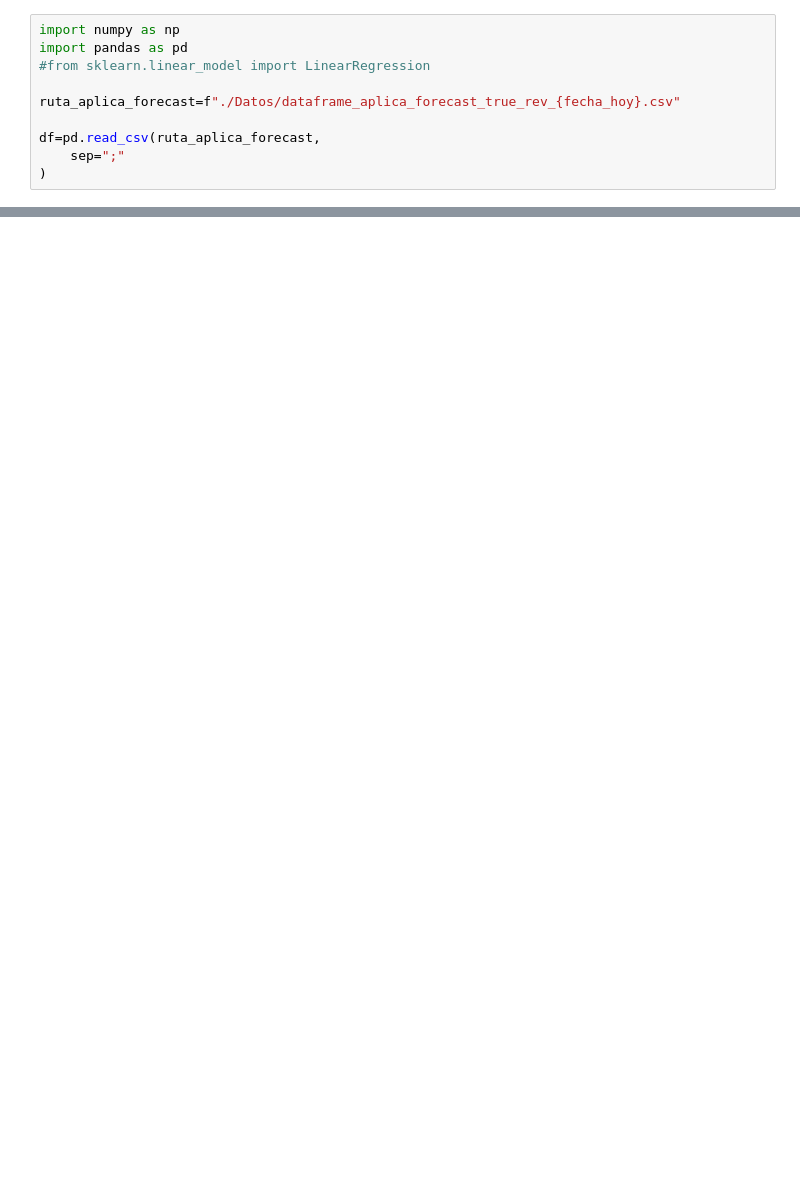
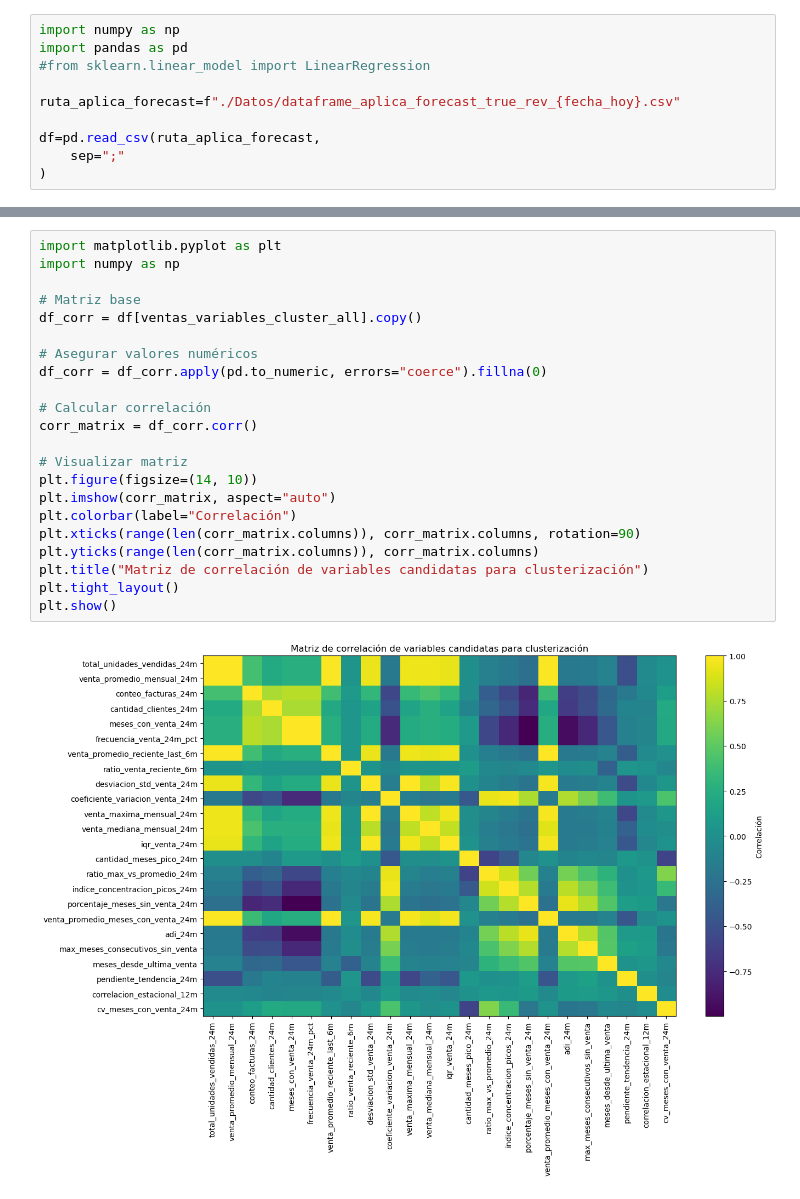
Before and after one commit to choppeb7/Tesis-Master-AI, a Jupyter notebook: Clusterizacion_de_articulos.ipynb, the cells around one changed output, grey strips where cells are left out. Drawn from its saved outputs; the diff is of its cells as text; blank space fills up the shorter version.

Commit message:
iniciando EDA antes de clusterizar

```diff
--- a/Clusterizacion_de_articulos.ipynb
+++ b/Clusterizacion_de_articulos.ipynb
@@ -293,0 +838,24 @@ def calcular_correlacion_estacional_12m(fila):
+# %%
+import matplotlib.pyplot as plt
+import numpy as np
+
+# Matriz base
+df_corr = df[ventas_variables_cluster_all].copy()
+
+# Asegurar valores numéricos
+df_corr = df_corr.apply(pd.to_numeric, errors="coerce").fillna(0)
+
+# Calcular correlación
+corr_matrix = df_corr.corr()
+
+# Visualizar matriz
+plt.figure(figsize=(14, 10))
+plt.imshow(corr_matrix, aspect="auto")
+plt.colorbar(label="Correlación")
+plt.xticks(range(len(corr_matrix.columns)), corr_matrix.columns, rotation=90)
+plt.yticks(range(len(corr_matrix.columns)), corr_matrix.columns)
+plt.title("Matriz de correlación de variables candidatas para clusterización")
+plt.tight_layout()
+plt.show()
+# %% [output]
+[figure, added]
```
Also changed, not shown: parts of 35 cells of this notebook, 2 other files.
